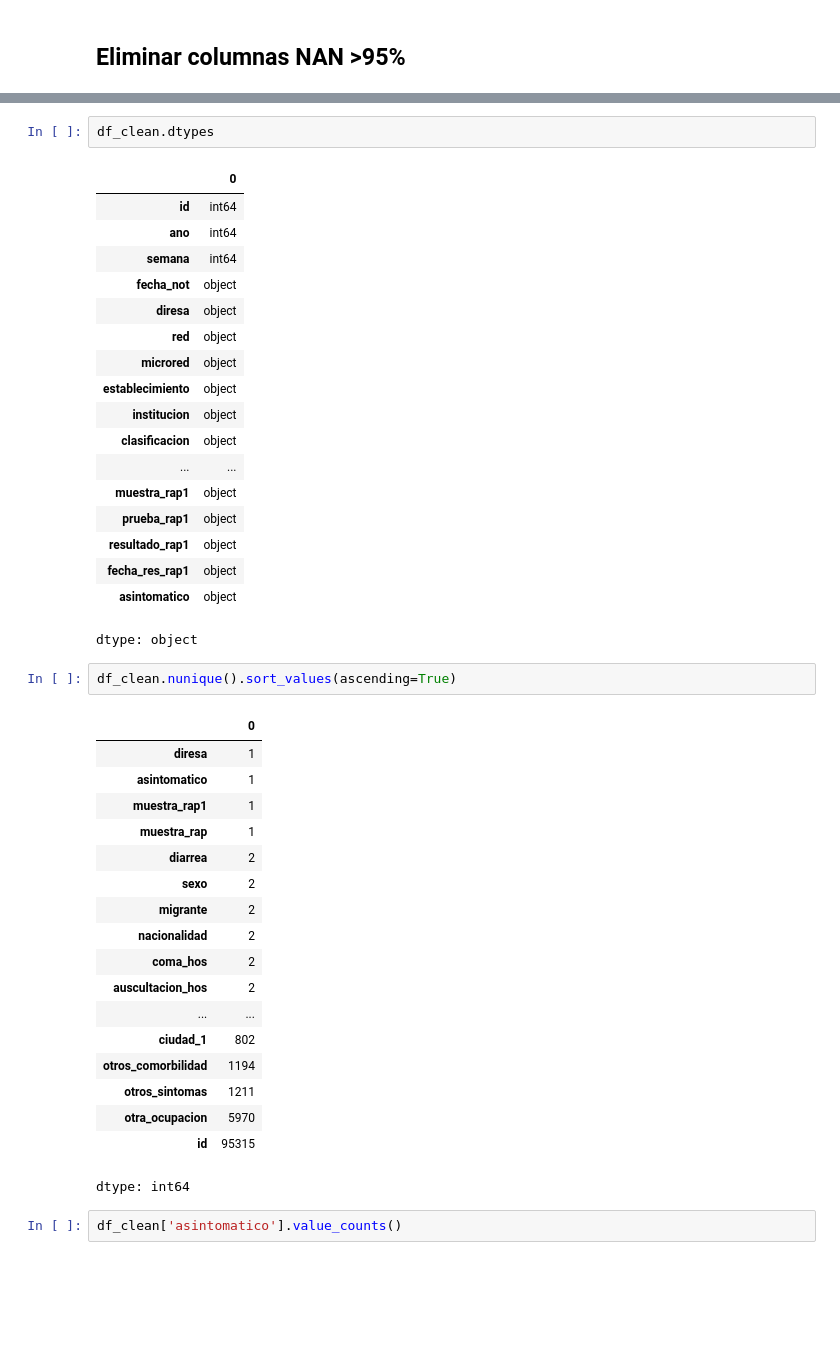
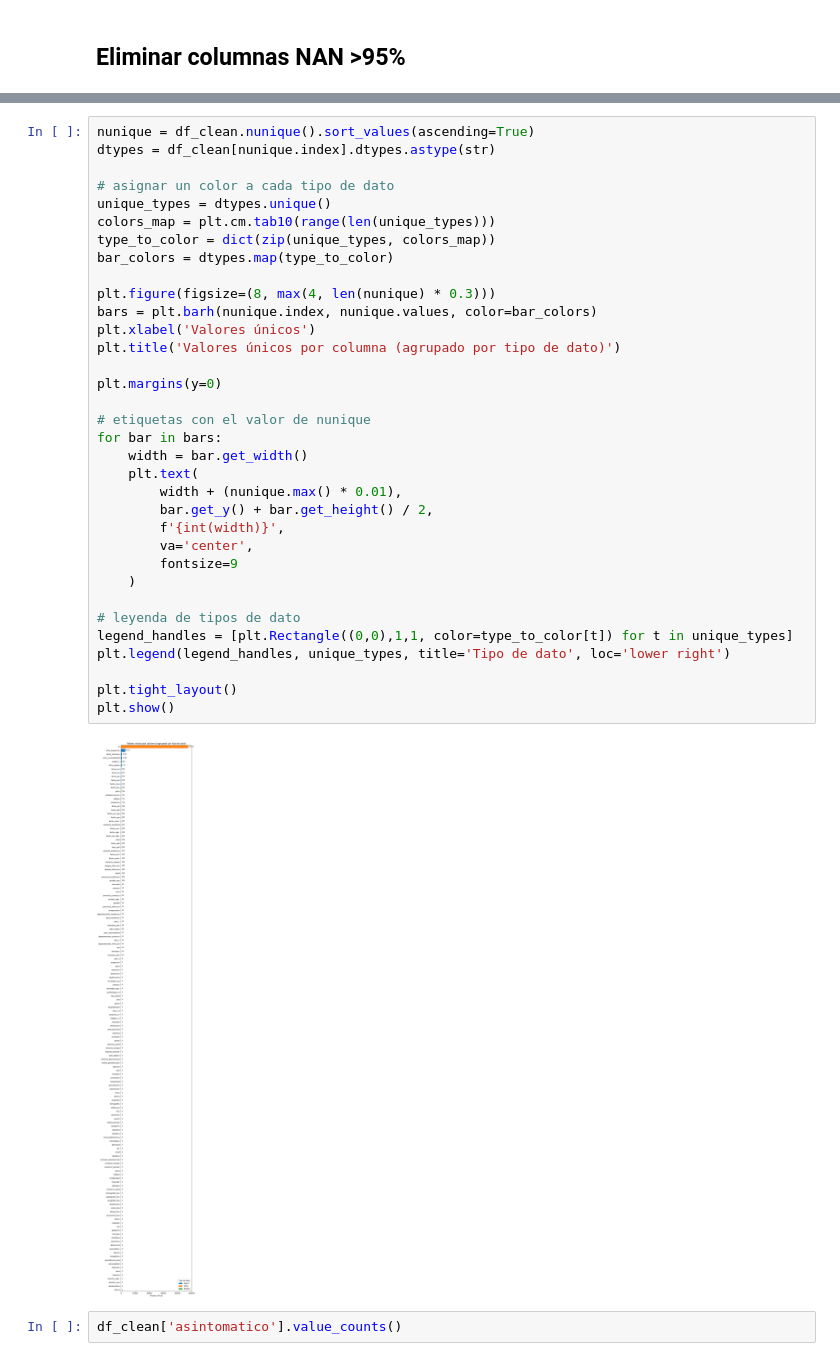
Before and after one commit to mjtemdark/cov19ml, a Jupyter notebook: Trabajo2_ML.ipynb, the cells around one changed output, grey strips where cells are left out. Cells and saved outputs as stored; diff of their text form; blank space fills up the shorter version.

Commit message:
Grafica unico por tipo de dato

```diff
--- a/Trabajo2_ML.ipynb
+++ b/Trabajo2_ML.ipynb
@@ -78,45 +78,39 @@ Eliminado 27 columnas: ['entrada', 'diagnostico_ing', 'otro_hos', 'servicio', 's
-# %%
-df_clean.dtypes
-# %% [output]
-|  | 0 |
-| id | int64 |
-| ano | int64 |
-| semana | int64 |
-| fecha_not | object |
-| diresa | object |
-| red | object |
-| microred | object |
-| establecimiento | object |
-| institucion | object |
-| clasificacion | object |
-| ... | ... |
-| muestra_rap1 | object |
-| prueba_rap1 | object |
-| resultado_rap1 | object |
-| fecha_res_rap1 | object |
-| asintomatico | object |
-dtype: object
 # %%
-df_clean.nunique().sort_values(ascending=True)
+nunique = df_clean.nunique().sort_values(ascending=True)
+dtypes = df_clean[nunique.index].dtypes.astype(str)
+
+# asignar un color a cada tipo de dato
+unique_types = dtypes.unique()
+colors_map = plt.cm.tab10(range(len(unique_types)))
+type_to_color = dict(zip(unique_types, colors_map))
+bar_colors = dtypes.map(type_to_color)
+
+plt.figure(figsize=(8, max(4, len(nunique) * 0.3)))
+bars = plt.barh(nunique.index, nunique.values, color=bar_colors)
+plt.xlabel('Valores únicos')
+plt.title('Valores únicos por columna (agrupado por tipo de dato)')
+
+plt.margins(y=0)
+
+# etiquetas con el valor de nunique
+for bar in bars:
+    width = bar.get_width()
+    plt.text(
+        width + (nunique.max() * 0.01),
+        bar.get_y() + bar.get_height() / 2,
+        f'{int(width)}',
+        va='center',
+        fontsize=9
+    )
+
+# leyenda de tipos de dato
+legend_handles = [plt.Rectangle((0,0),1,1, color=type_to_color[t]) for t in unique_types]
+plt.legend(legend_handles, unique_types, title='Tipo de dato', loc='lower right')
+
+plt.tight_layout()
+plt.show()
 # %% [output]
-|  | 0 |
-| diresa | 1 |
-| asintomatico | 1 |
-| muestra_rap1 | 1 |
-| muestra_rap | 1 |
-| diarrea | 2 |
-| sexo | 2 |
-| migrante | 2 |
-| nacionalidad | 2 |
-| coma_hos | 2 |
-| auscultacion_hos | 2 |
-| ... | ... |
-| ciudad_1 | 802 |
-| otros_comorbilidad | 1194 |
-| otros_sintomas | 1211 |
-| otra_ocupacion | 5970 |
-| id | 95315 |
-dtype: int64
+[figure, added]
 # %%
 df_clean['asintomatico'].value_counts()
 # %% [output]
```
Also changed, not shown: parts of 1 cell of this notebook.
